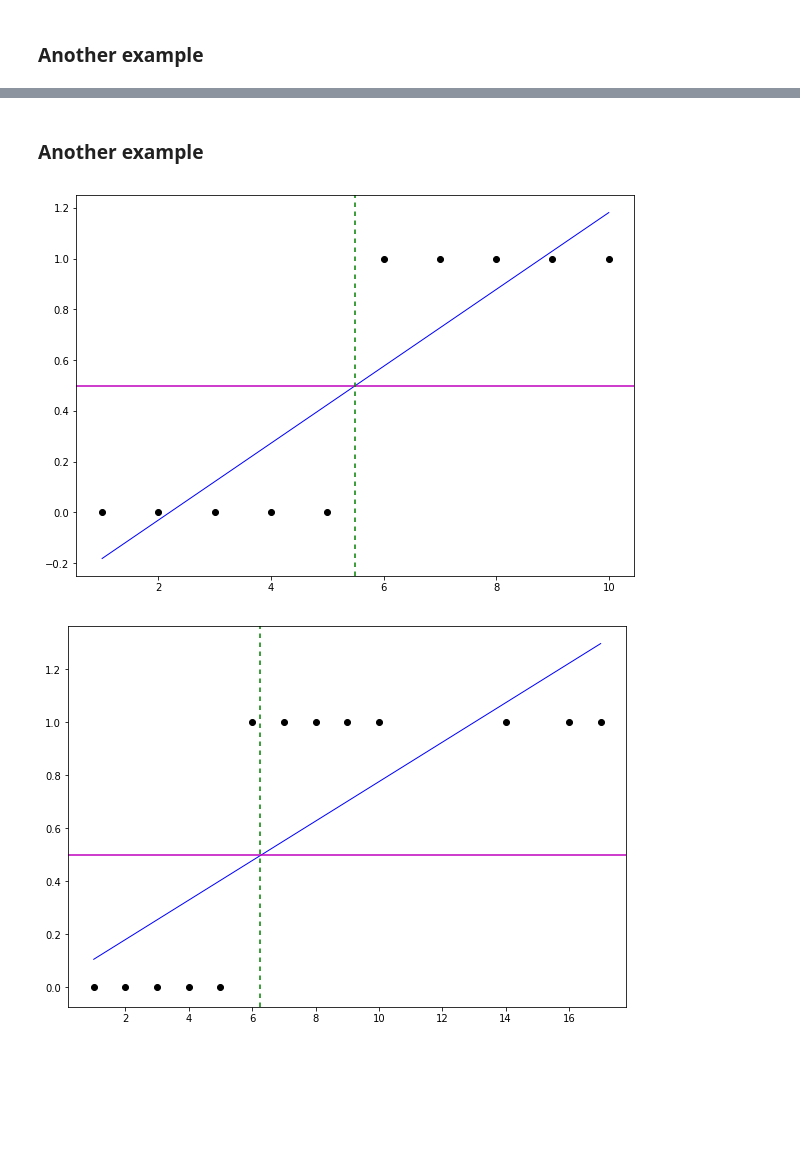
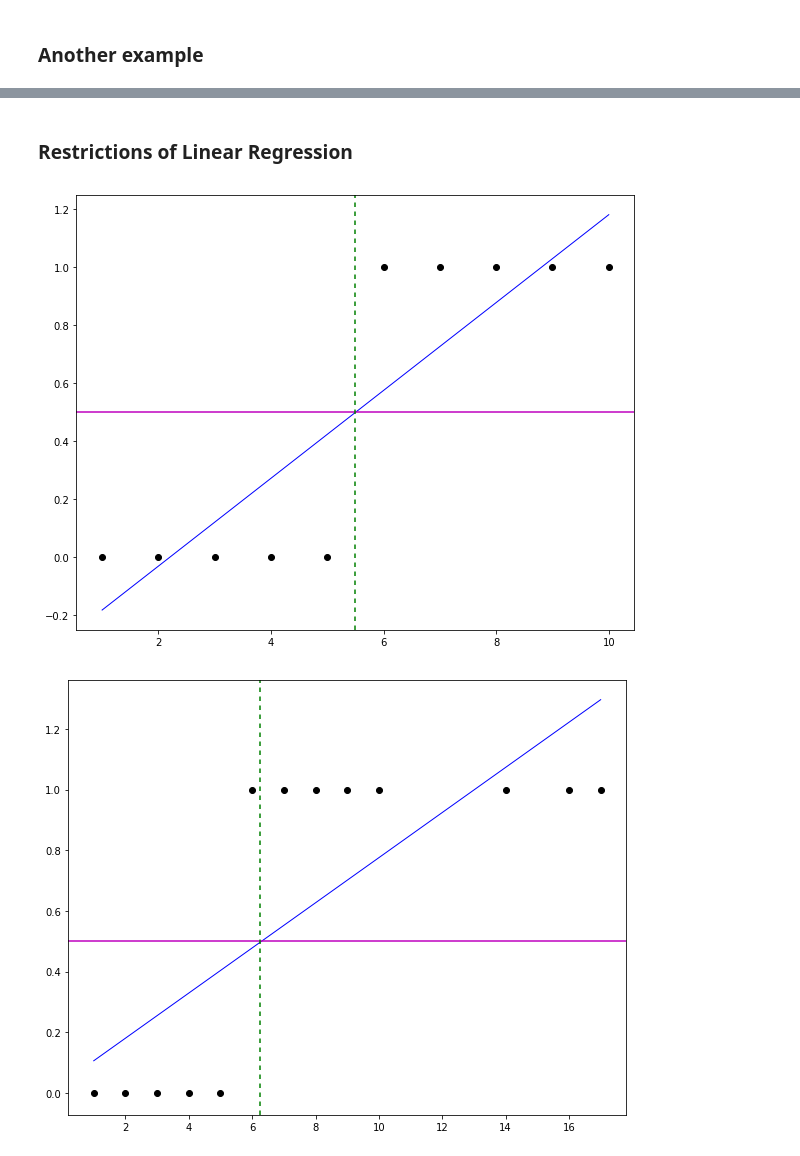
Before and after one commit to AmiiThinks/hackathon_workshop, a Jupyter notebook: jan19/classification/notebooks/02 - Linear Regression.ipynb, the cells around one changed output, grey strips where cells are left out. Cells and saved outputs as stored; diff of their text form; code cells hidden in the pictures; blank space fills up the shorter version.

```diff
--- a/jan19/classification/notebooks/02 - Linear Regression.ipynb
+++ b/jan19/classification/notebooks/02 - Linear Regression.ipynb
@@ -142,28 +209,28 @@ plt.show()
-# %% [markdown]
-### Another example
+# %% [markdown]
+### Restrictions of Linear Regression
 # %%
 from matplotlib import pyplot as plt
 
 
 data = np.array([[1,0], [2,0], [3,0], [4,0], [5,0], [6,1], [7,1], [8,1], [9,1], [10, 1]])
 
 x = np.reshape(data[:, 0], (data.shape[0], 1))
 y =  np.reshape(data[:, 1], (data.shape[0], 1))
 
 # Prediction
 lin_regr = LinearRegression()
 lin_regr.fit(x, y)
 pred_y = lin_regr.predict(x)
 
 # Plotting the results
-plt.figure()
+plt.figure(figsize=(10, 8))
 plt.scatter(x, y,  color='black')
 plt.plot(x, pred_y, color='blue', linewidth=1)
 plt.axhline(y=0.5, xmin=0, xmax=1, color='m')
 plt.axvline(x=5.5, ymin=0, ymax=1, color='g', dashes=[3,3])
 plt.show()
 # %% [output]
-[figure, old version]
+[figure, new version]
 # %%
 from matplotlib import pyplot as plt
 
@@ -179,11 +246,11 @@ lin_regr.fit(x, y)
 pred_y = lin_regr.predict(x)
 
 # Plotting the results
-plt.figure()
+plt.figure(figsize=(10, 8))
 plt.scatter(x, y,  color='black')
 plt.plot(x, pred_y, color='blue', linewidth=1)
 plt.axhline(y=0.5, xmin=0, xmax=1, color='m')
 plt.axvline(x=6.25, ymin=0, ymax=1, color='g', dashes=[3,3])
 plt.show()
 # %% [output]
-[figure, old version]
+[figure, new version]
```
Also changed, not shown: parts of 15 cells of this notebook, 18 other files.
